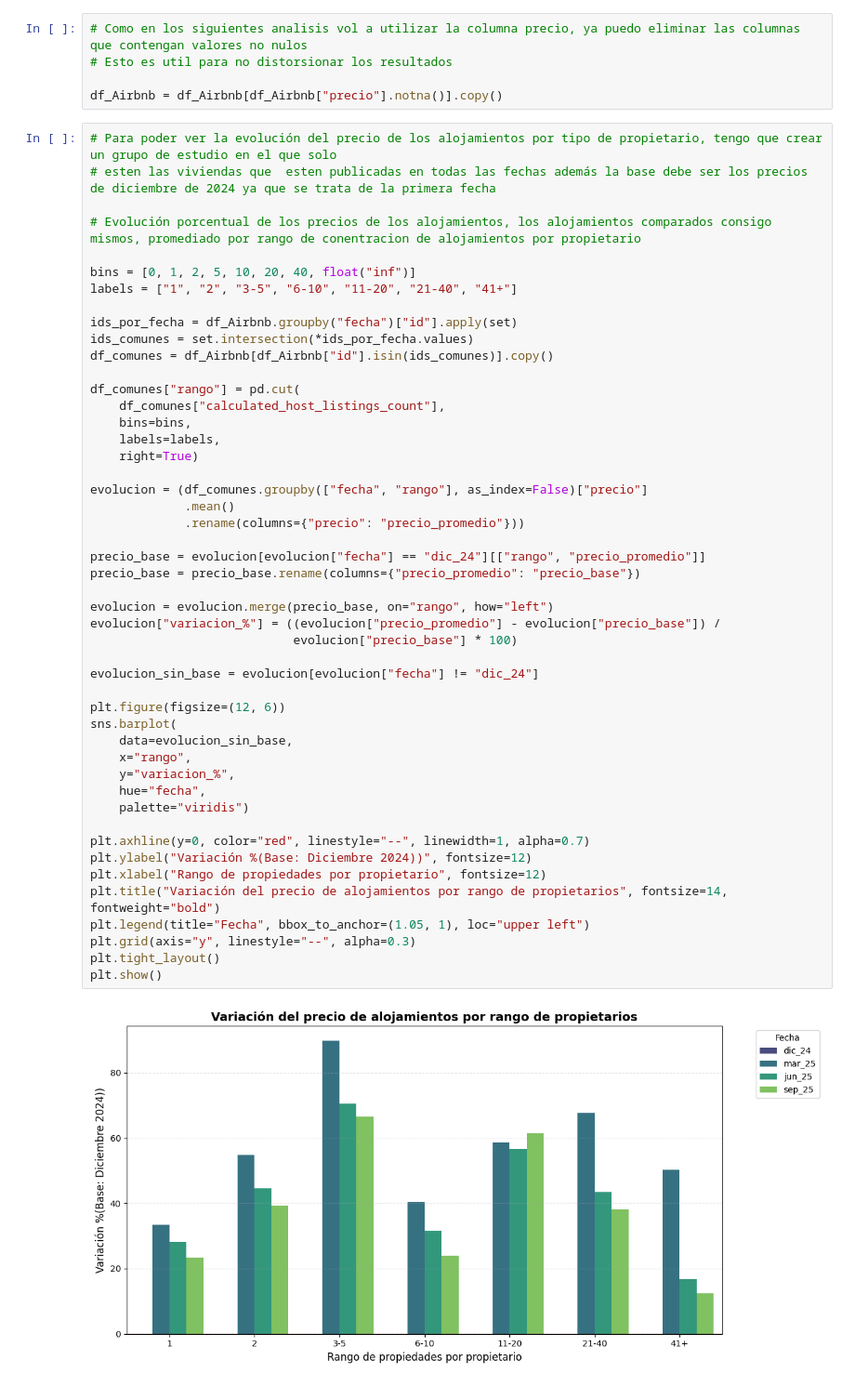
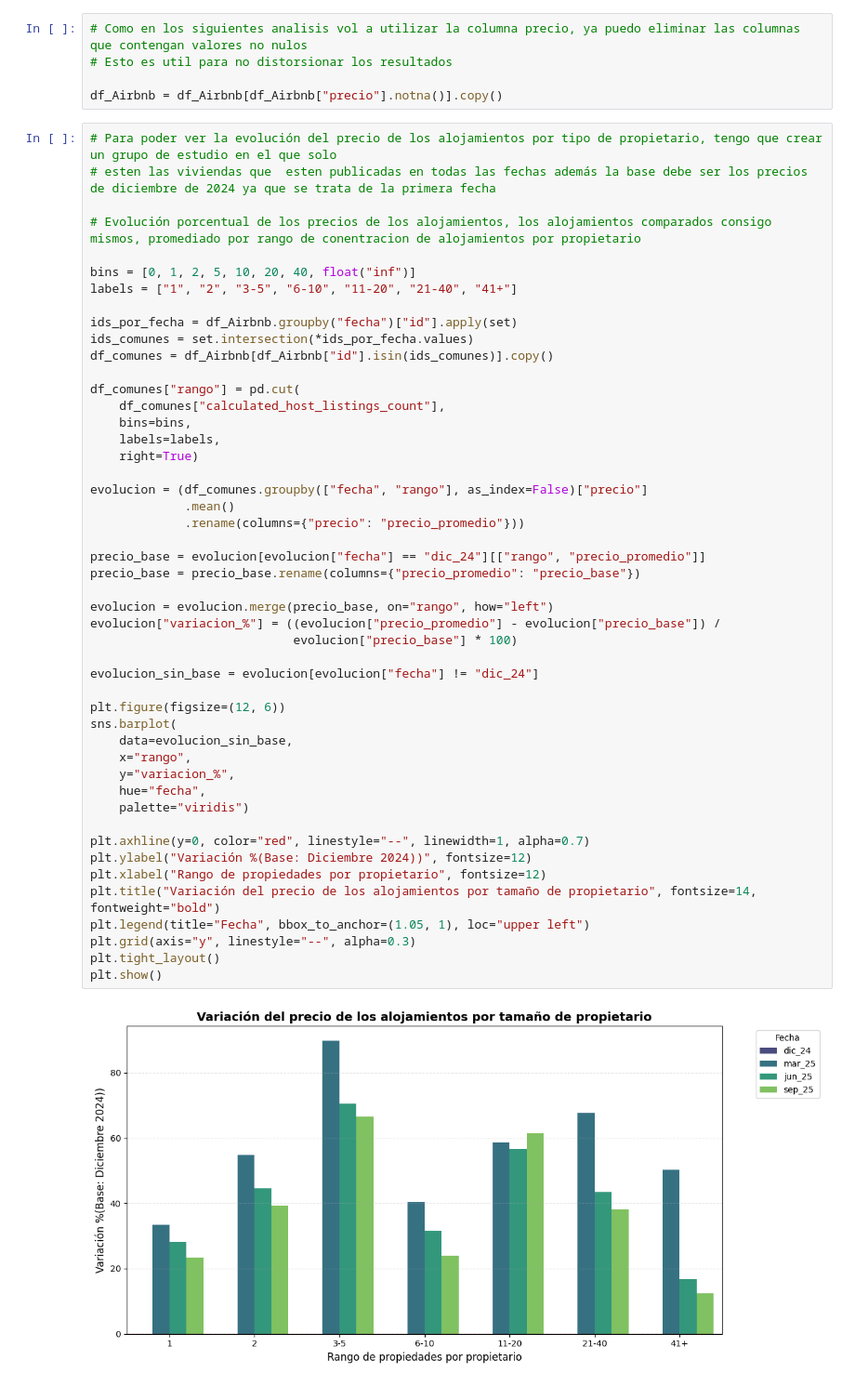
Before and after one commit to alandpal/EDA_AIRBNB, a Jupyter notebook: Notebook EDA.ipynb, the cells around one changed output. Shown at 93% size. Cells and saved outputs as stored; diff of their text form.

```diff
--- a/Notebook EDA.ipynb
+++ b/Notebook EDA.ipynb
@@ -487,33 +498,33 @@ df_comunes["rango"] = pd.cut(
 
 evolucion = (df_comunes.groupby(["fecha", "rango"], as_index=False)["precio"]
              .mean()
              .rename(columns={"precio": "precio_promedio"}))
 
 precio_base = evolucion[evolucion["fecha"] == "dic_24"][["rango", "precio_promedio"]]
 precio_base = precio_base.rename(columns={"precio_promedio": "precio_base"})
 
 evolucion = evolucion.merge(precio_base, on="rango", how="left")
 evolucion["variacion_%"] = ((evolucion["precio_promedio"] - evolucion["precio_base"]) /
                             evolucion["precio_base"] * 100)
 
 evolucion_sin_base = evolucion[evolucion["fecha"] != "dic_24"]
 
 plt.figure(figsize=(12, 6))
 sns.barplot(
     data=evolucion_sin_base,
     x="rango",
     y="variacion_%",
     hue="fecha",
     palette="viridis")
 
 plt.axhline(y=0, color="red", linestyle="--", linewidth=1, alpha=0.7)
 plt.ylabel("Variación %(Base: Diciembre 2024))", fontsize=12)
 plt.xlabel("Rango de propiedades por propietario", fontsize=12)
-plt.title("Variación del precio de alojamientos por rango de propietarios", fontsize=14, fontweight="bold")
+plt.title("Variación del precio de los alojamientos por tamaño de propietario", fontsize=14, fontweight="bold")
 plt.legend(title="Fecha", bbox_to_anchor=(1.05, 1), loc="upper left")
 plt.grid(axis="y", linestyle="--", alpha=0.3)
 plt.tight_layout()
 plt.show()
 # %% [output]
-[figure, old version]
+[figure, new version]
 # %% [markdown]
```
Also changed, not shown: parts of 4 cells of this notebook, 8 other files.
